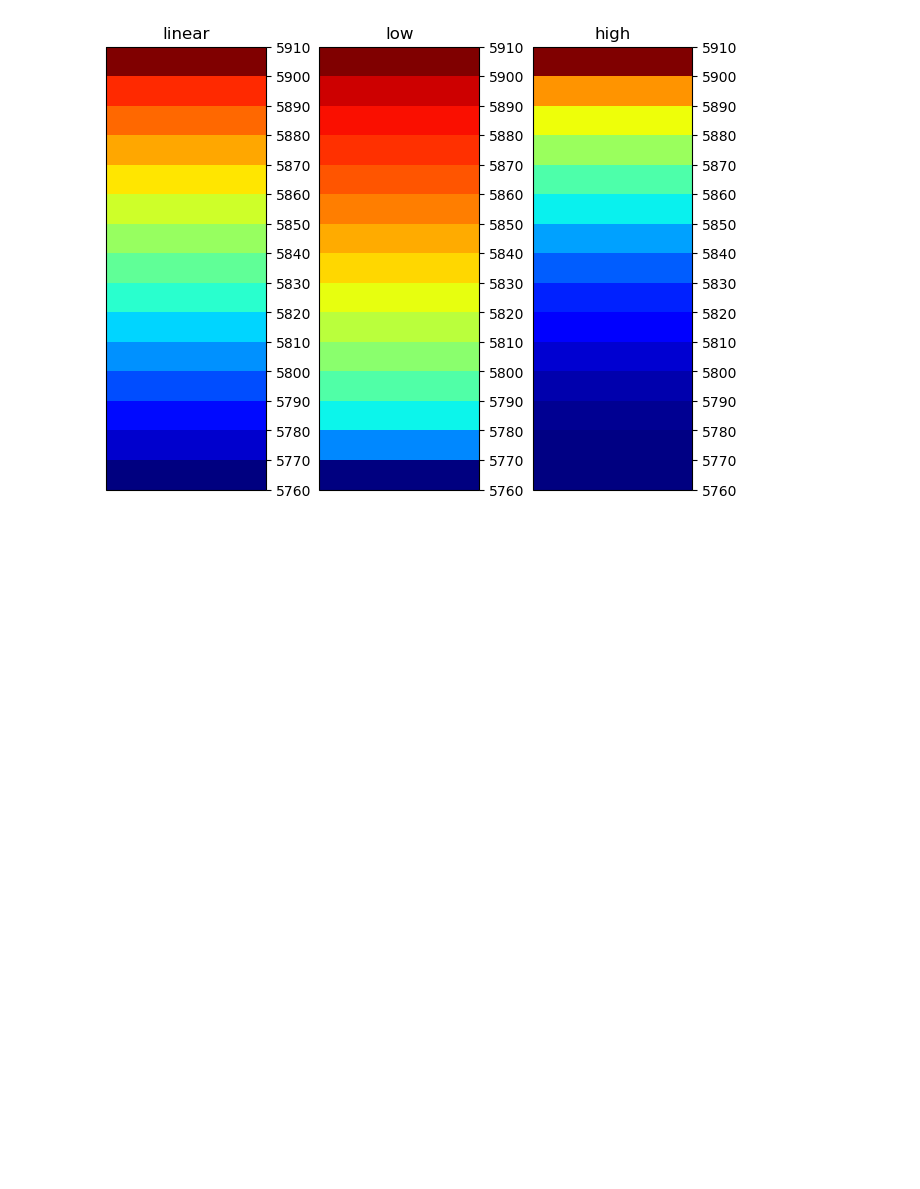
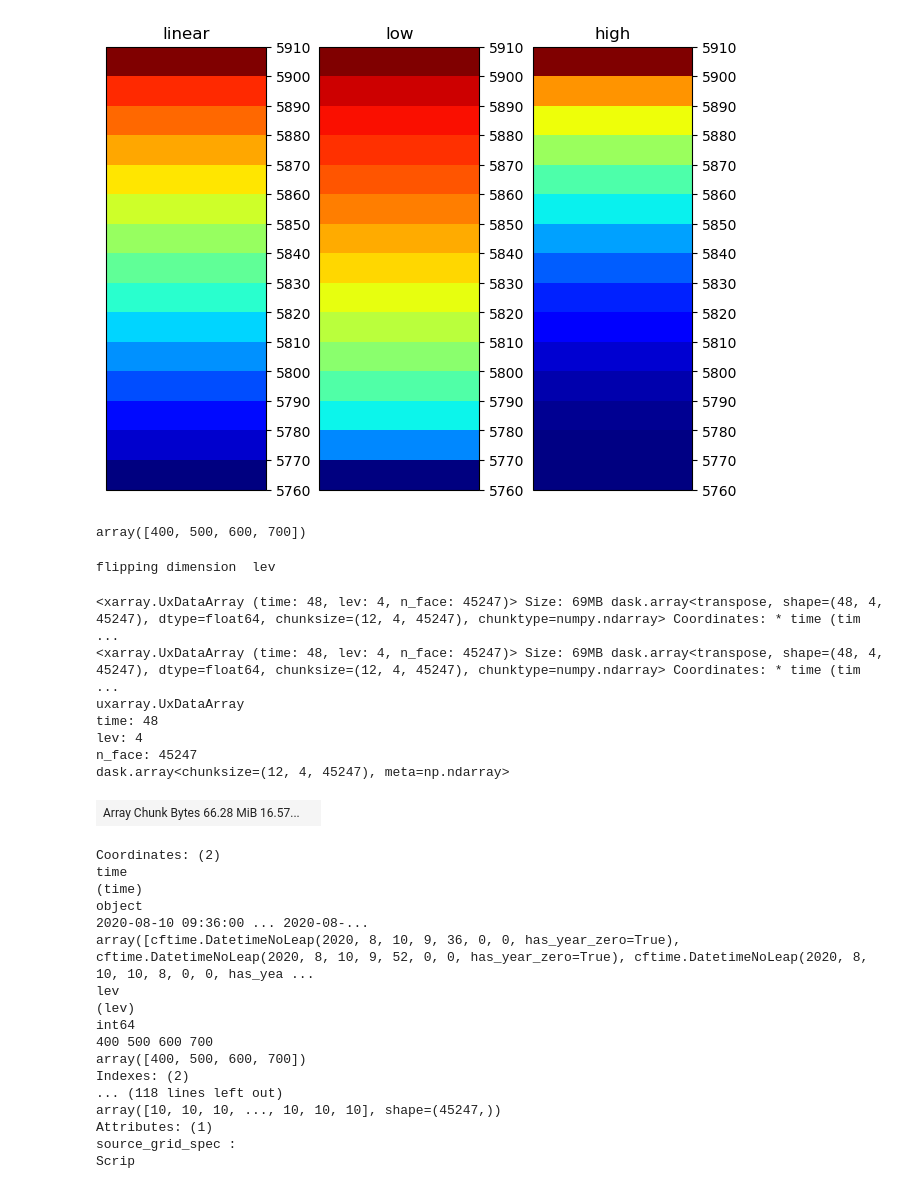
Before and after one commit to nick4cone/Analysis, a Jupyter notebook: PlottingFuncs/example_plots.ipynb, the cells around one changed output. Saved outputs shown, nothing was run; the diff lists cells and outputs as text; code cells hidden in the pictures; blank space fills up the shorter version.

```diff
--- a/PlottingFuncs/example_plots.ipynb
+++ b/PlottingFuncs/example_plots.ipynb
@@ -47,3 +69,38 @@ from plotting_functions import *
 Z500_color_norm, Z500_lin_cm, _, _ = ListedCMAP_Wrapper(Z500_bounds, 'jet')
 # %% [output]
 [figure]
+# %%
+destination_zlevs_meters = np.array([400, 500, 600, 700])
+destination_zlevs_meters
+# %% [output]
+array([400, 500, 600, 700])
+# %%
+interped_ux = interp_all_columns(uxds_microp_true, "OMEGA", my_xlims, my_ylims, destination_zlevs_meters)
+interped_ux
+# %% [output]
+flipping dimension  lev
+<xarray.UxDataArray (time: 48, lev: 4, n_face: 45247)> Size: 69MB dask.array<transpose, shape=(48, 4, 45247), dtype=float64, chunksize=(12, 4, 45247), chunktype=numpy.ndarray> Coordinates: * time (tim ...
+<xarray.UxDataArray (time: 48, lev: 4, n_face: 45247)> Size: 69MB dask.array<transpose, shape=(48, 4, 45247), dtype=float64, chunksize=(12, 4, 45247), chunktype=numpy.ndarray> Coordinates: * time (tim ...
+uxarray.UxDataArray
+time: 48
+lev: 4
+n_face: 45247
+dask.array<chunksize=(12, 4, 45247), meta=np.ndarray>
+| Array Chunk Bytes 66.28 MiB 16.57... |  |
+Coordinates: (2)
+time
+(time)
+object
+2020-08-10 09:36:00 ... 2020-08-...
+array([cftime.DatetimeNoLeap(2020, 8, 10, 9, 36, 0, 0, has_year_zero=True), cftime.DatetimeNoLeap(2020, 8, 10, 9, 52, 0, 0, has_year_zero=True), cftime.DatetimeNoLeap(2020, 8, 10, 10, 8, 0, 0, has_yea ...
+lev
+(lev)
+int64
+400 500 600 700
+array([400, 500, 600, 700])
+Indexes: (2)
+... (118 lines left out)
+array([10, 10, 10, ..., 10, 10, 10], shape=(45247,))
+Attributes: (1)
+source_grid_spec :
+Scrip
```
Also changed, not shown: parts of 17 cells of this notebook, 1 other file.
